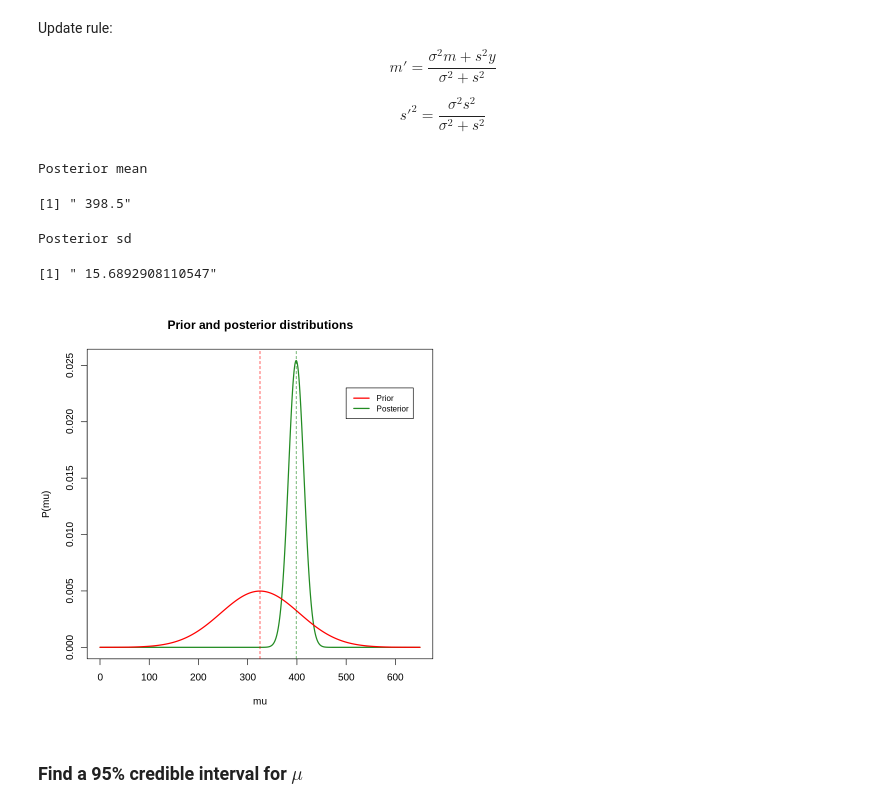
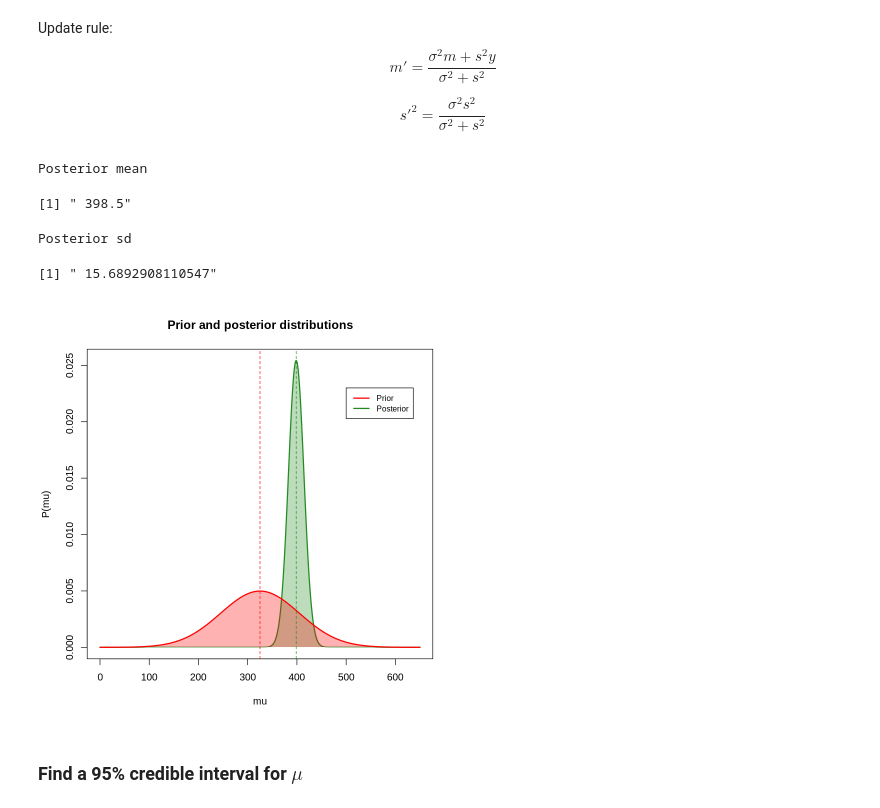
Before and after one commit to SaverioMonaco/AdvStatisticsExercises, a Jupyter notebook: ex18.ipynb, the cells around one changed output. Cells and saved outputs as stored; diff of their text form; code cells hidden in the pictures.

```diff
--- a/ex18.ipynb
+++ b/ex18.ipynb
@@ -129,6 +129,16 @@ bayesian.printacceptreject <- function(level,result)
                 cat('Since', round(result,5), 'is greater than', level, 'we cannot reject the hypothesis')
             }
     }
+
+# Function to plot a function and it's area below
+graphics.addplotdist <- function(dist,x,col1)
+    {
+        xp <- c(x[1],x,x[length(x)])
+        yp <- c(0,dist,0)
+
+        polygon(x = xp, y = yp, col = adjustcolor(col1,alpha.f=0.3), border = 0)
+        lines(x,dist,col=col1,lwd=2)
+    }
 # %% [markdown]
 #### Use a normal prior with mean = 325 and a standard deviation of $\sigma=80$ for $\mu$, and find the posterior distribution for $\mu$
 # %%
@@ -154,25 +164,26 @@ sd.post <- bayes.normalinference.normalprior.knownsig(data, 80, 325, 80)[2]
 # %%
 prior <- priorfunc(x)
 posterior <- dnorm(x, mean = mu.post, sd = sd.post)
 
 postmean <- bayes.numericalmean(posterior,x)
 postvar  <- bayes.numericalvariance(posterior,x)
 paste(cat('Posterior mean'),postmean)
 paste(cat('Posterior sd'),sqrt(postvar))
 
 plot(x,posterior,pch='',xlab='mu',ylab='P(mu)',main='Prior and posterior distributions')
-lines(x,posterior,col='forestgreen',lwd=2)
-lines(x,prior,col='red',lwd=2)
+
+graphics.addplotdist(posterior,x,'forestgreen')
+graphics.addplotdist(prior,x,'red')
 abline(v=postmean,col='forestgreen',lty=2)
 abline(v=325,col='red',lty=2)
 legend(500, 0.023, legend=c("Prior", "Posterior"),
        col=c("red", "forestgreen"), lty=1, cex=0.8, lwd=2)
 # %% [output]
 Posterior mean
 [1] " 398.5"
 Posterior sd
 [1] " 15.6892908110547"
-[figure, old version]
+[figure, new version]
 # %% [markdown]
 ### Find a 95% credible interval for $\mu$
 # %%
```
